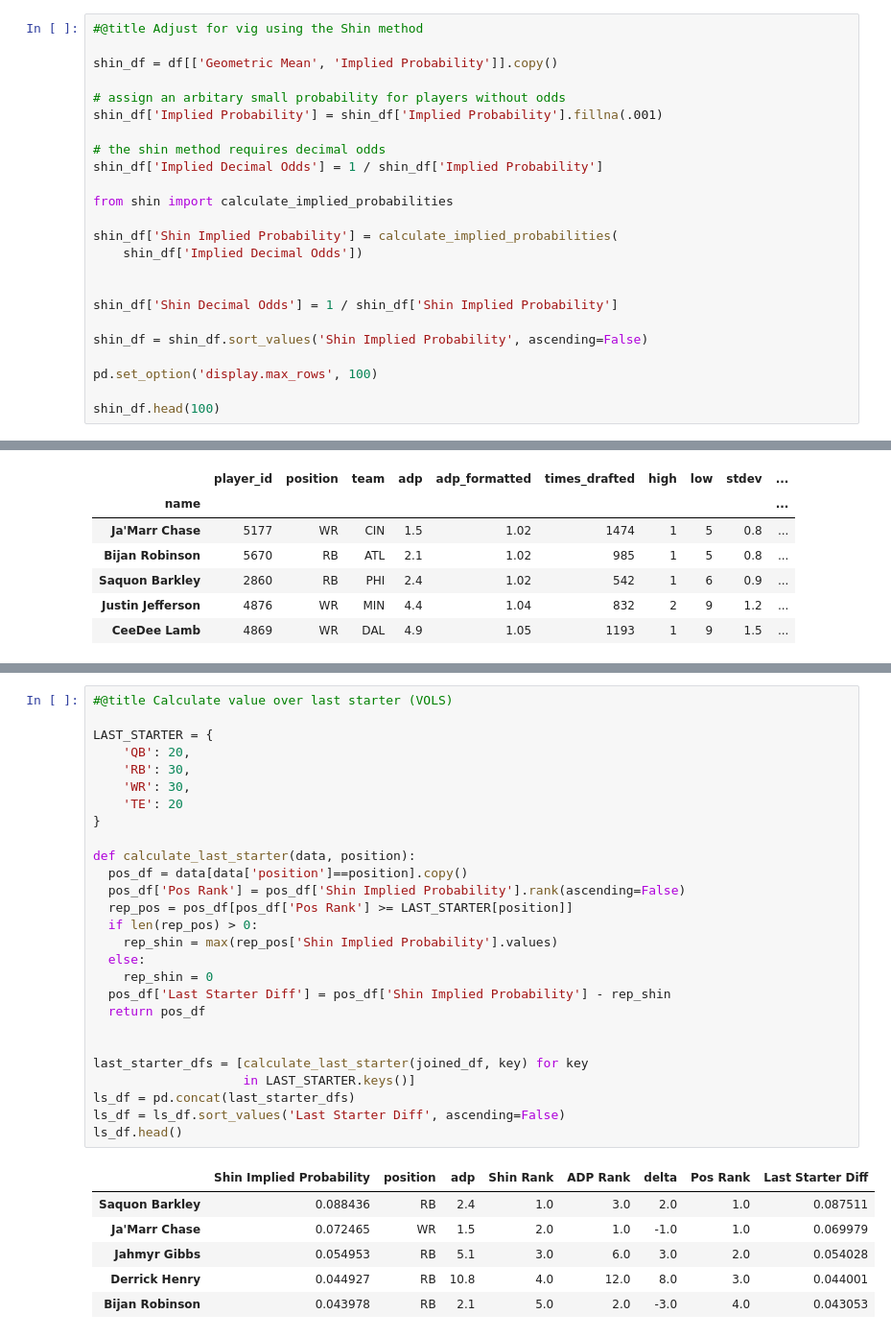
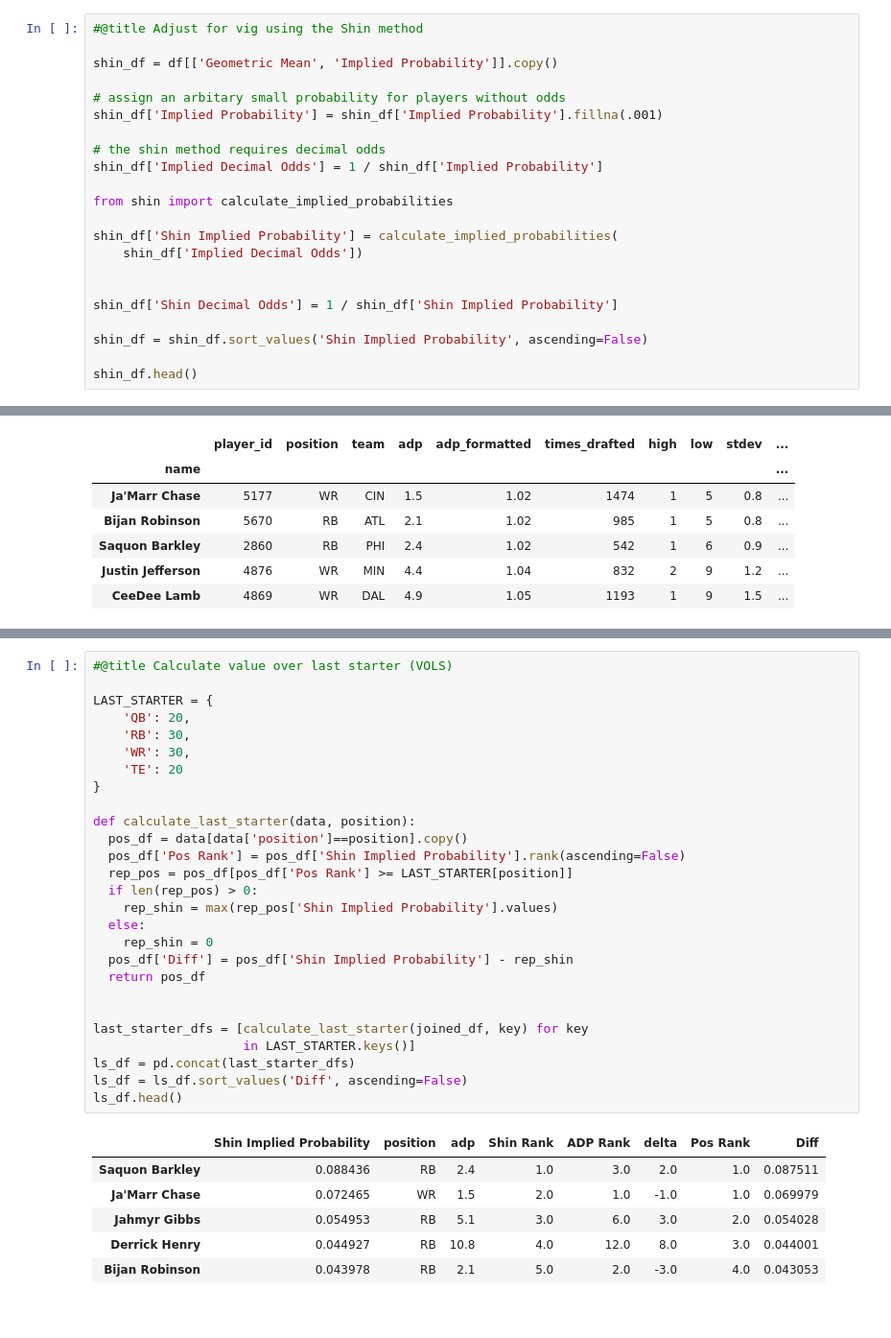
Before and after one commit to mtdiedrich/NFL-Fantasy-Projection, a Jupyter notebook: OPOY_Upside.ipynb, the cells around one changed output, grey strips where cells are left out. Shown: that part at 96% size. Saved outputs shown, nothing was run; the diff lists cells and outputs as text.

```diff
--- a/OPOY_Upside.ipynb
+++ b/OPOY_Upside.ipynb
@@ -146,9 +120,7 @@ shin_df['Shin Decimal Odds'] = 1 / shin_df['Shin Implied Probability']
 
 shin_df = shin_df.sort_values('Shin Implied Probability', ascending=False)
 
-pd.set_option('display.max_rows', 100)
-
-shin_df.head(100)
+shin_df.head()
 # %% [output]
 |  | Geometric Mean | Implied Probability | Implied Decimal Odds | Shin Implied Probability | Shin Decimal Odds |
 | Saquon Barkley | 673.674848 | 0.129253 | 7.736748 | 0.088436 | 11.307596 |
@@ -256,32 +216,32 @@ joined_df
 # %%
 #@title Calculate value over last starter (VOLS)
 
 LAST_STARTER = {
     'QB': 20,
     'RB': 30,
     'WR': 30,
     'TE': 20
 }
 
 def calculate_last_starter(data, position):
   pos_df = data[data['position']==position].copy()
   pos_df['Pos Rank'] = pos_df['Shin Implied Probability'].rank(ascending=False)
   rep_pos = pos_df[pos_df['Pos Rank'] >= LAST_STARTER[position]]
   if len(rep_pos) > 0:
     rep_shin = max(rep_pos['Shin Implied Probability'].values)
   else:
     rep_shin = 0
-  pos_df['Last Starter Diff'] = pos_df['Shin Implied Probability'] - rep_shin
+  pos_df['Diff'] = pos_df['Shin Implied Probability'] - rep_shin
   return pos_df
 
 
 last_starter_dfs = [calculate_last_starter(joined_df, key) for key
                     in LAST_STARTER.keys()]
 ls_df = pd.concat(last_starter_dfs)
-ls_df = ls_df.sort_values('Last Starter Diff', ascending=False)
+ls_df = ls_df.sort_values('Diff', ascending=False)
 ls_df.head()
 # %% [output]
-|  | Shin Implied Probability | position | adp | Shin Rank | ADP Rank | delta | Pos Rank | Last Starter Diff |
+|  | Shin Implied Probability | position | adp | Shin Rank | ADP Rank | delta | Pos Rank | Diff |
 | Saquon Barkley | 0.088436 | RB | 2.4 | 1.0 | 3.0 | 2.0 | 1.0 | 0.087511 |
 | Ja'Marr Chase | 0.072465 | WR | 1.5 | 2.0 | 1.0 | -1.0 | 1.0 | 0.069979 |
 | Jahmyr Gibbs | 0.054953 | RB | 5.1 | 3.0 | 6.0 | 3.0 | 2.0 | 0.054028 |
```
Also changed, not shown: parts of 6 cells of this notebook.
